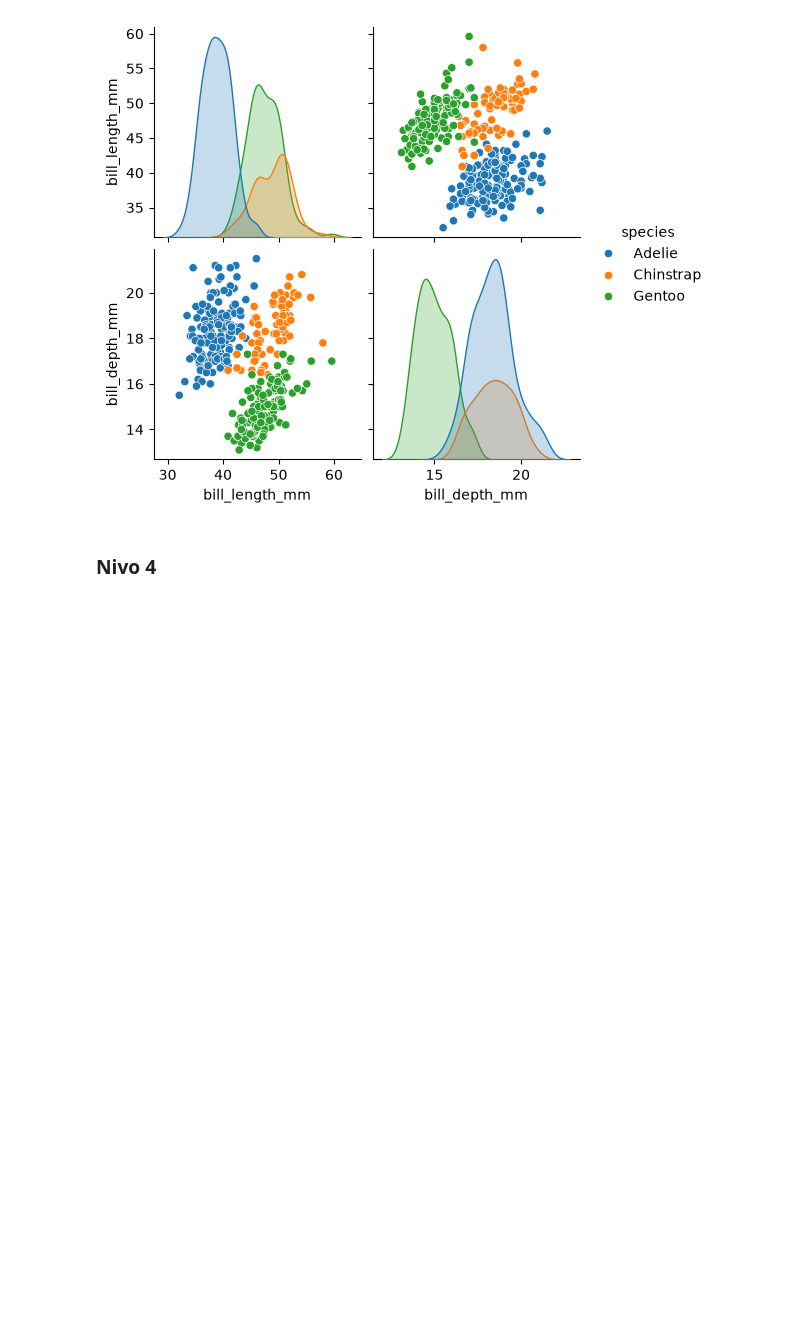
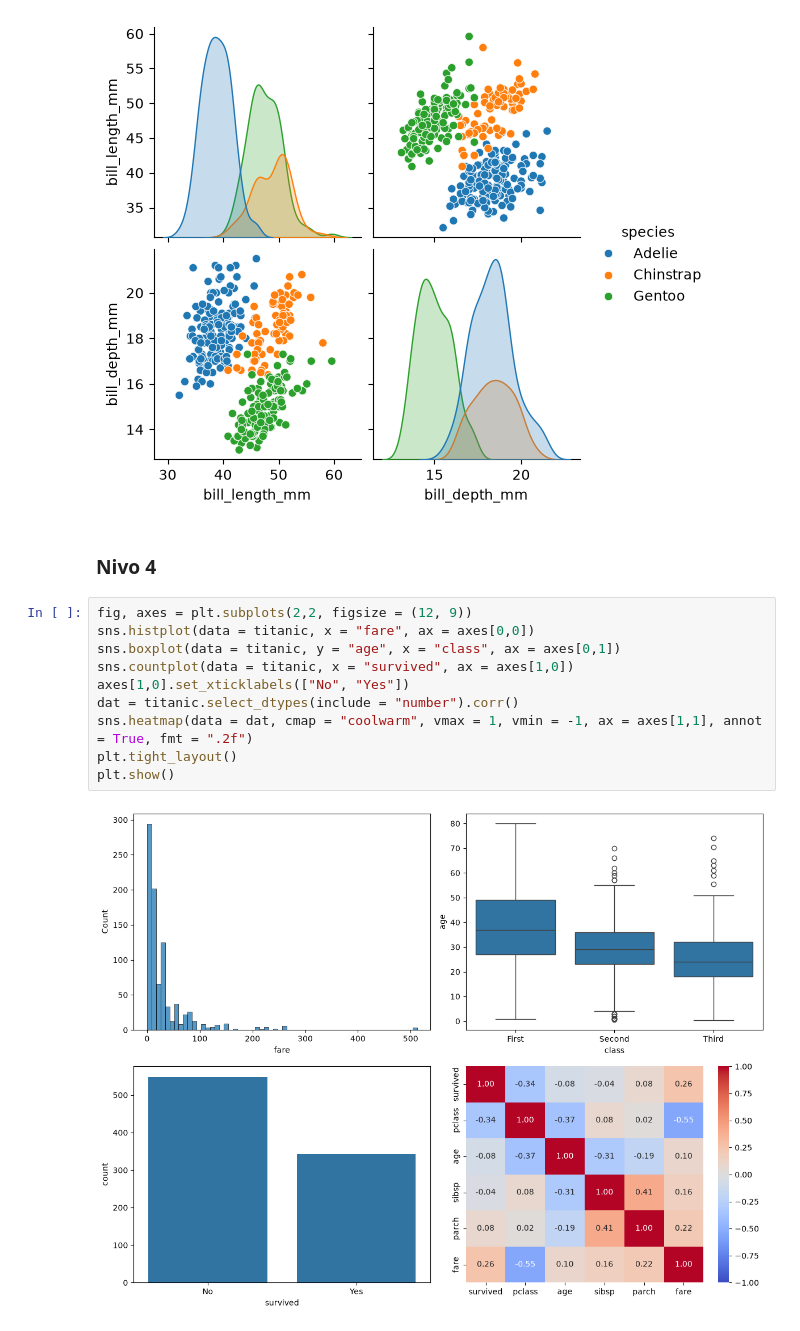
Before and after one commit to GasmirzZ/Machine-Learning, a Jupyter notebook: Libraries(np-pd-plt-sns)/Seaborn.ipynb, the cells around one changed output. Cells and saved outputs as stored; diff of their text form; blank space fills up the shorter version.

```diff
--- a/Libraries(np-pd-plt-sns)/Seaborn.ipynb
+++ b/Libraries(np-pd-plt-sns)/Seaborn.ipynb
@@ -262,3 +262,15 @@ plt.show()
 [figure]
 # %% [markdown]
 ### Nivo 4
+# %%
+fig, axes = plt.subplots(2,2, figsize = (12, 9))
+sns.histplot(data = titanic, x = "fare", ax = axes[0,0])
+sns.boxplot(data = titanic, y = "age", x = "class", ax = axes[0,1])
+sns.countplot(data = titanic, x = "survived", ax = axes[1,0])
+axes[1,0].set_xticklabels(["No", "Yes"])
+dat = titanic.select_dtypes(include = "number").corr()
+sns.heatmap(data = dat, cmap = "coolwarm", vmax = 1, vmin = -1, ax = axes[1,1], annot = True, fmt = ".2f")
+plt.tight_layout()
+plt.show()
+# %% [output]
+[figure, added]
```
Also changed, not shown: parts of 4 cells of this notebook.
